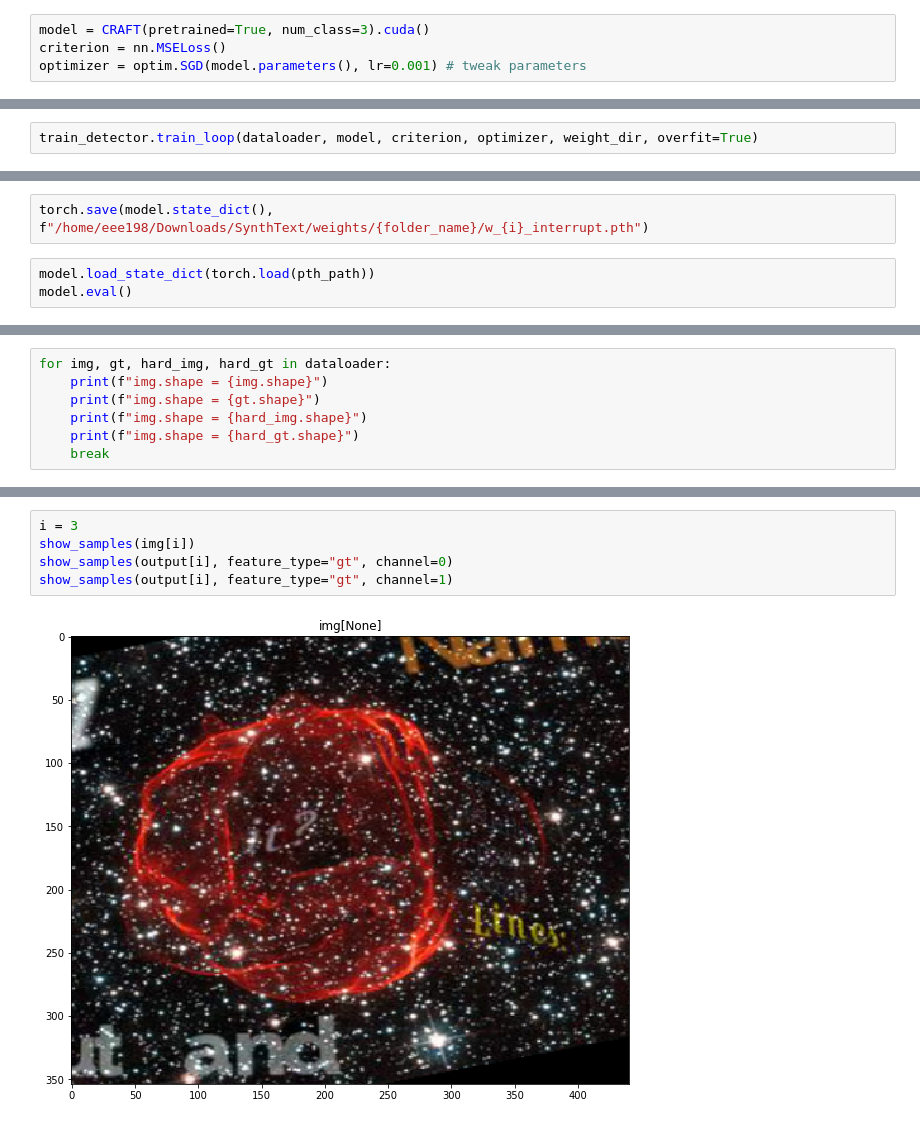
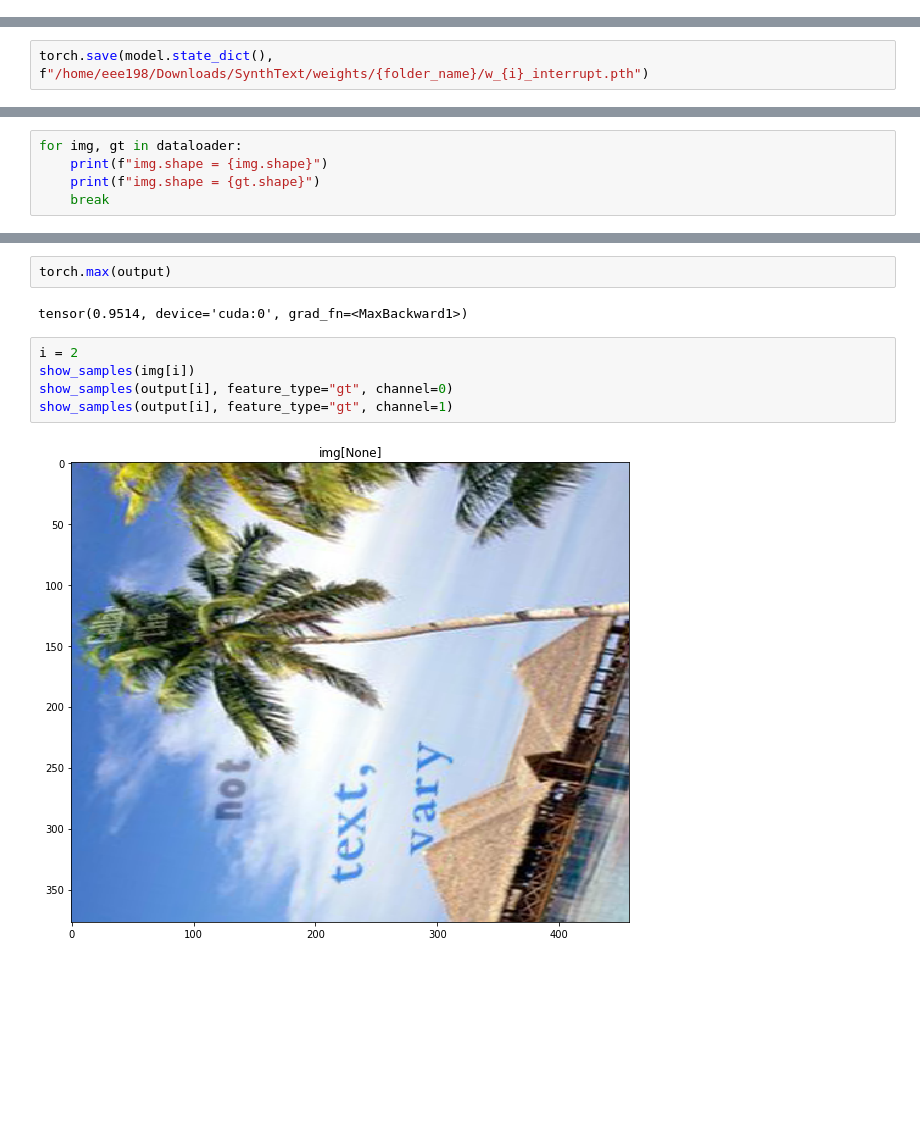
Before and after one commit to aerjayc/asstr, a Jupyter notebook: train_detector.ipynb, the cells around one changed output, grey strips where cells are left out. Cells and saved outputs as stored; diff of their text form; blank space fills up the shorter version.

Commit message:
Show results of synth training

```diff
--- a/train_detector.ipynb
+++ b/train_detector.ipynb
@@ -86,4 +65,0 @@ tensor(-0.9895, device='cuda:0')
-# %%
-model = CRAFT(pretrained=True, num_class=3).cuda()
-criterion = nn.MSELoss()
-optimizer = optim.SGD(model.parameters(), lr=0.001) # tweak parameters
@@ -94,2 +65,0 @@ reload(train_detector)
-# %%
-train_detector.train_loop(dataloader, model, criterion, optimizer, weight_dir, overfit=True)
@@ -199,5 +66,2 @@ FileNotFoundError: [Errno 2] No such file or directory: '/home/eee198/Downloads/
 # %%
 torch.save(model.state_dict(), f"/home/eee198/Downloads/SynthText/weights/{folder_name}/w_{i}_interrupt.pth")
-# %%
-model.load_state_dict(torch.load(pth_path))
-model.eval()
@@ -222,8 +68,6 @@ CRAFT(
 # %%
-for img, gt, hard_img, hard_gt in dataloader:
+for img, gt in dataloader:
     print(f"img.shape = {img.shape}")
     print(f"img.shape = {gt.shape}")
-    print(f"img.shape = {hard_img.shape}")
-    print(f"img.shape = {hard_gt.shape}")
     break
 # %% [output]
@@ -273,7 +112,11 @@ output.shape = torch.Size([4, 177, 220, 3])
+# %%
+torch.max(output)
+# %% [output]
+tensor(0.9514, device='cuda:0', grad_fn=<MaxBackward1>)
 # %%
-i = 3
+i = 2
 show_samples(img[i])
 show_samples(output[i], feature_type="gt", channel=0)
 show_samples(output[i], feature_type="gt", channel=1)
 # %% [output]
-[figure, old version]
+[figure, new version]
```
Also changed, not shown: parts of 12 cells of this notebook.
